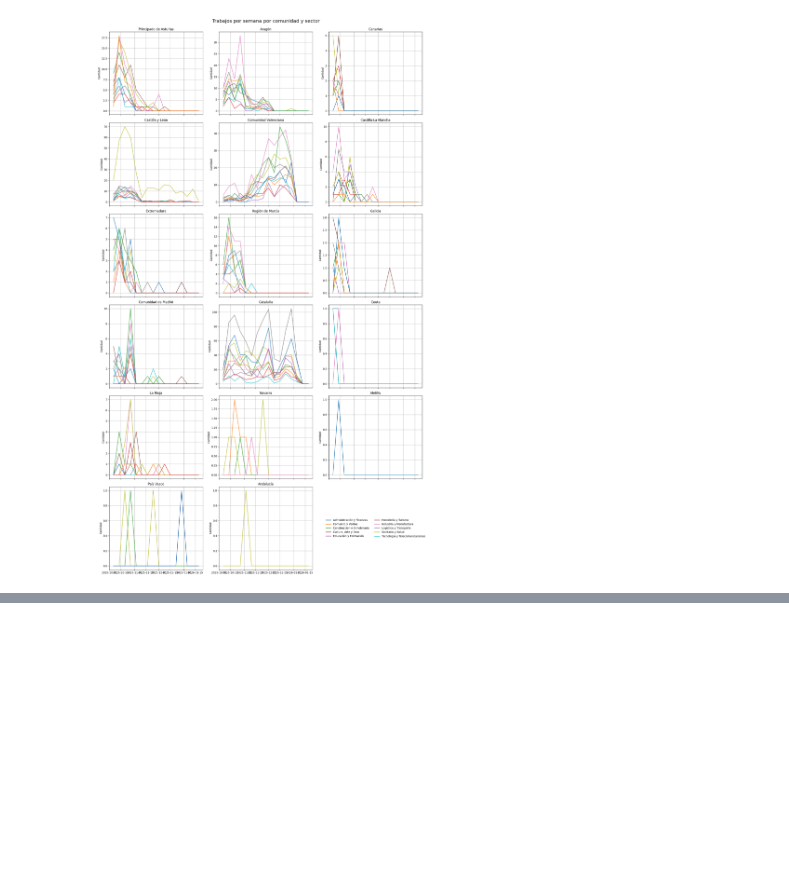
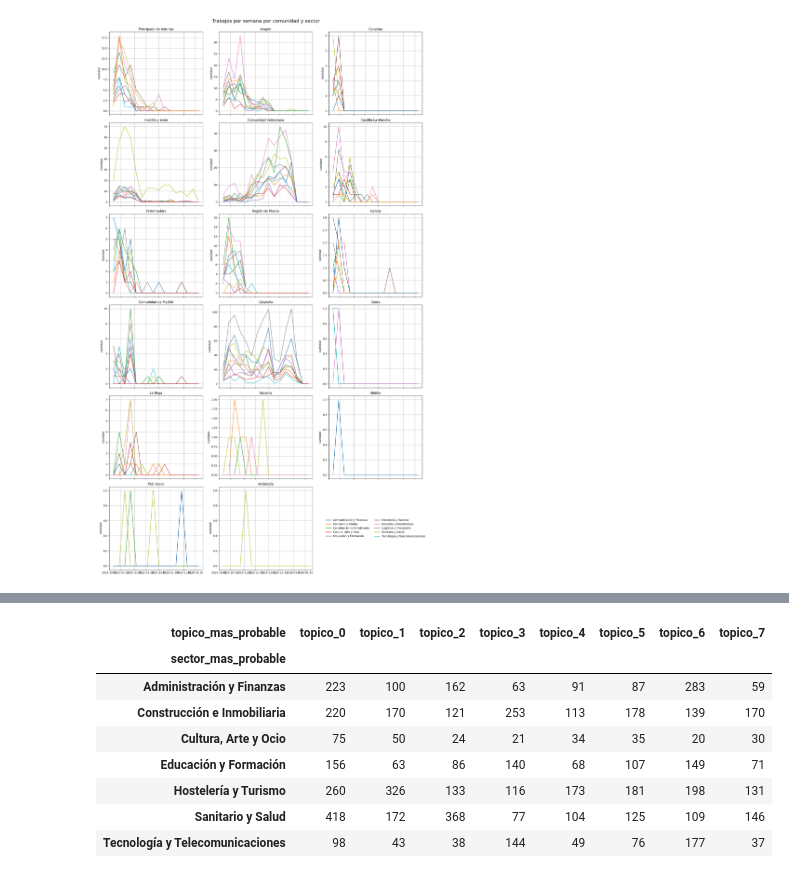
Before and after one commit to MiguelGP-13/DCDC-Project, a Jupyter notebook: dataPreparation/hipotesis.ipynb, the cells around one changed output, grey strips where cells are left out. Cells and saved outputs as stored; diff of their text form; code cells hidden in the pictures; blank space fills up the shorter version.

```diff
--- a/dataPreparation/hipotesis.ipynb
+++ b/dataPreparation/hipotesis.ipynb
@@ -110,0 +159,14 @@ plt.show()
+# %%
+# === 4. Conteo cruzado (correlación sector-tópico) ===
+tabla_correlacion = pd.crosstab(df["sector_mas_probable"], df["topico_mas_probable"])
+tabla_correlacion
+# %% [output]
+| topico_mas_probable | topico_0 | topico_1 | topico_2 | topico_3 | topico_4 | topico_5 | topico_6 | topico_7 |
+| sector_mas_probable |  |  |  |  |  |  |  |  |
+| Administración y Finanzas | 223 | 100 | 162 | 63 | 91 | 87 | 283 | 59 |
+| Construcción e Inmobiliaria | 220 | 170 | 121 | 253 | 113 | 178 | 139 | 170 |
+| Cultura, Arte y Ocio | 75 | 50 | 24 | 21 | 34 | 35 | 20 | 30 |
+| Educación y Formación | 156 | 63 | 86 | 140 | 68 | 107 | 149 | 71 |
+| Hostelería y Turismo | 260 | 326 | 133 | 116 | 173 | 181 | 198 | 131 |
+| Sanitario y Salud | 418 | 172 | 368 | 77 | 104 | 125 | 109 | 146 |
+| Tecnología y Telecomunicaciones | 98 | 43 | 38 | 144 | 49 | 76 | 177 | 37 |
```
Also changed, not shown: parts of 6 cells of this notebook, 17 other files.
